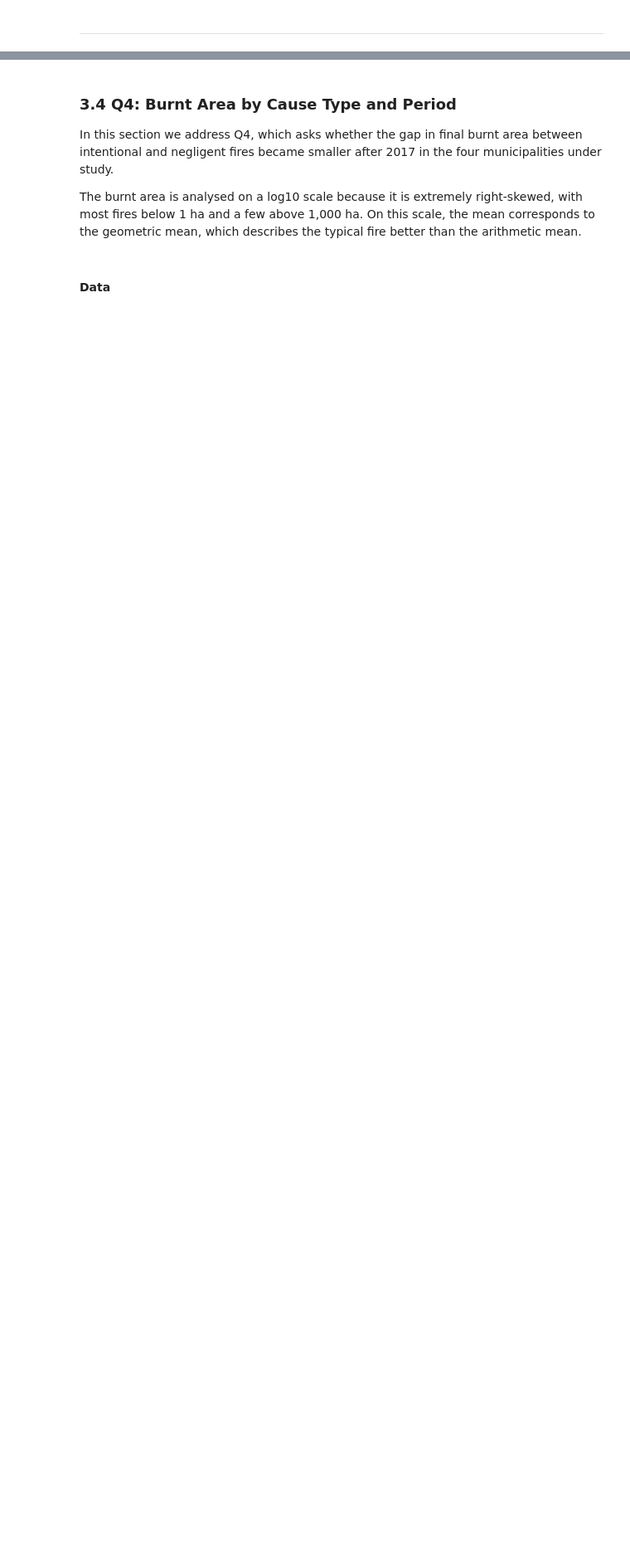
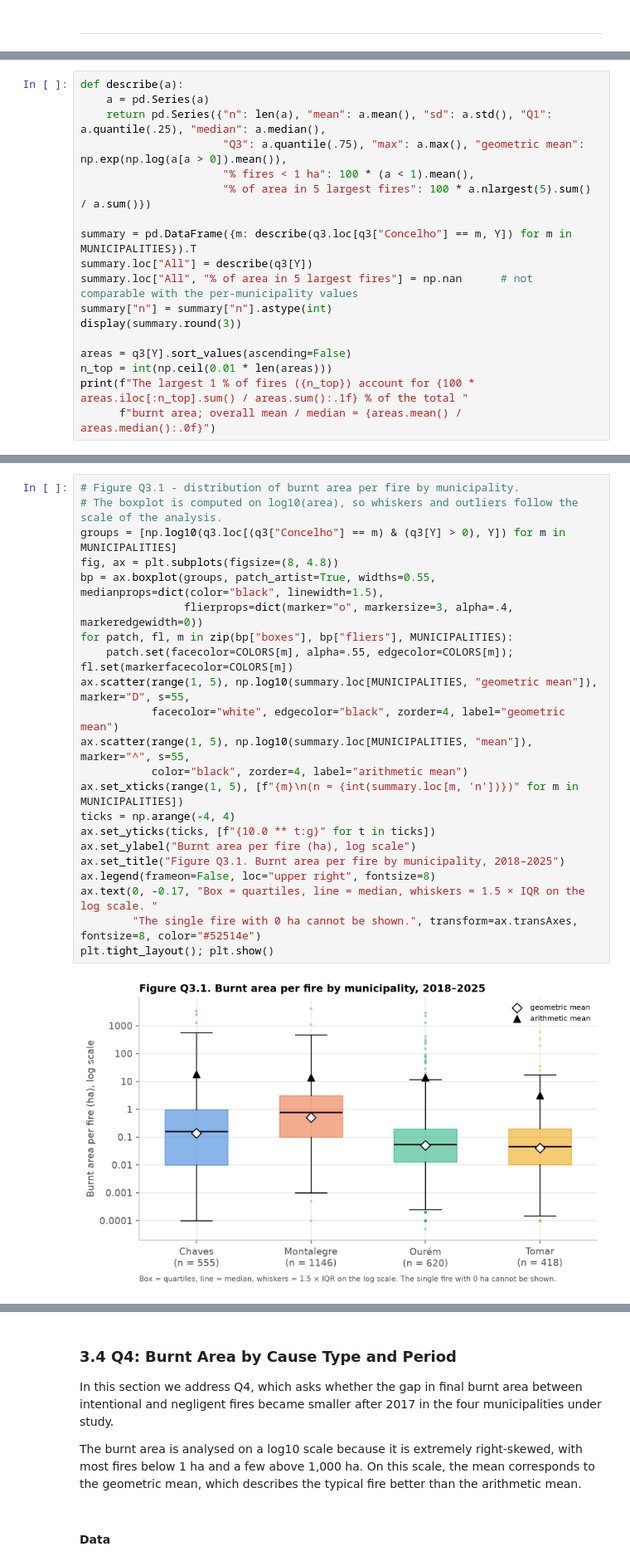
Before and after one commit to isabelamer/FCED_project, a Jupyter notebook: wildfires.ipynb, the cells around one changed output, grey strips where cells are left out. Shown at 83% size. Drawn from its saved outputs; the diff is of its cells as text; blank space fills up the shorter version.

```diff
--- a/wildfires.ipynb
+++ b/wildfires.ipynb
@@ -889,0 +682,18 @@ The points below are descriptive only.
+# %%
+def describe(a):
+    a = pd.Series(a)
+    return pd.Series({"n": len(a), "mean": a.mean(), "sd": a.std(), "Q1": a.quantile(.25), "median": a.median(),
+                      "Q3": a.quantile(.75), "max": a.max(), "geometric mean": np.exp(np.log(a[a > 0]).mean()),
+                      "% fires < 1 ha": 100 * (a < 1).mean(),
+                      "% of area in 5 largest fires": 100 * a.nlargest(5).sum() / a.sum()})
+
+summary = pd.DataFrame({m: describe(q3.loc[q3["Concelho"] == m, Y]) for m in MUNICIPALITIES}).T
+summary.loc["All"] = describe(q3[Y])
+summary.loc["All", "% of area in 5 largest fires"] = np.nan      # not comparable with the per-municipality values
+summary["n"] = summary["n"].astype(int)
+display(summary.round(3))
+
+areas = q3[Y].sort_values(ascending=False)
+n_top = int(np.ceil(0.01 * len(areas)))
+print(f"The largest 1 % of fires ({n_top}) account for {100 * areas.iloc[:n_top].sum() / areas.sum():.1f} % of the total "
+      f"burnt area; overall mean / median = {areas.mean() / areas.median():.0f}")
@@ -889,0 +708,24 @@ The points below are descriptive only.
+# %%
+# Figure Q3.1 - distribution of burnt area per fire by municipality.
+# The boxplot is computed on log10(area), so whiskers and outliers follow the scale of the analysis.
+groups = [np.log10(q3.loc[(q3["Concelho"] == m) & (q3[Y] > 0), Y]) for m in MUNICIPALITIES]
+fig, ax = plt.subplots(figsize=(8, 4.8))
+bp = ax.boxplot(groups, patch_artist=True, widths=0.55, medianprops=dict(color="black", linewidth=1.5),
+                flierprops=dict(marker="o", markersize=3, alpha=.4, markeredgewidth=0))
+for patch, fl, m in zip(bp["boxes"], bp["fliers"], MUNICIPALITIES):
+    patch.set(facecolor=COLORS[m], alpha=.55, edgecolor=COLORS[m]); fl.set(markerfacecolor=COLORS[m])
+ax.scatter(range(1, 5), np.log10(summary.loc[MUNICIPALITIES, "geometric mean"]), marker="D", s=55,
+           facecolor="white", edgecolor="black", zorder=4, label="geometric mean")
+ax.scatter(range(1, 5), np.log10(summary.loc[MUNICIPALITIES, "mean"]), marker="^", s=55,
+           color="black", zorder=4, label="arithmetic mean")
+ax.set_xticks(range(1, 5), [f"{m}\n(n = {int(summary.loc[m, 'n'])})" for m in MUNICIPALITIES])
+ticks = np.arange(-4, 4)
+ax.set_yticks(ticks, [f"{10.0 ** t:g}" for t in ticks])
+ax.set_ylabel("Burnt area per fire (ha), log scale")
+ax.set_title("Figure Q3.1. Burnt area per fire by municipality, 2018–2025")
+ax.legend(frameon=False, loc="upper right", fontsize=8)
+ax.text(0, -0.17, "Box = quartiles, line = median, whiskers = 1.5 × IQR on the log scale. "
+        "The single fire with 0 ha cannot be shown.", transform=ax.transAxes, fontsize=8, color="#52514e")
+plt.tight_layout(); plt.show()
+# %% [output]
+[figure, added]
```
Also changed, not shown: parts of 66 cells of this notebook.
